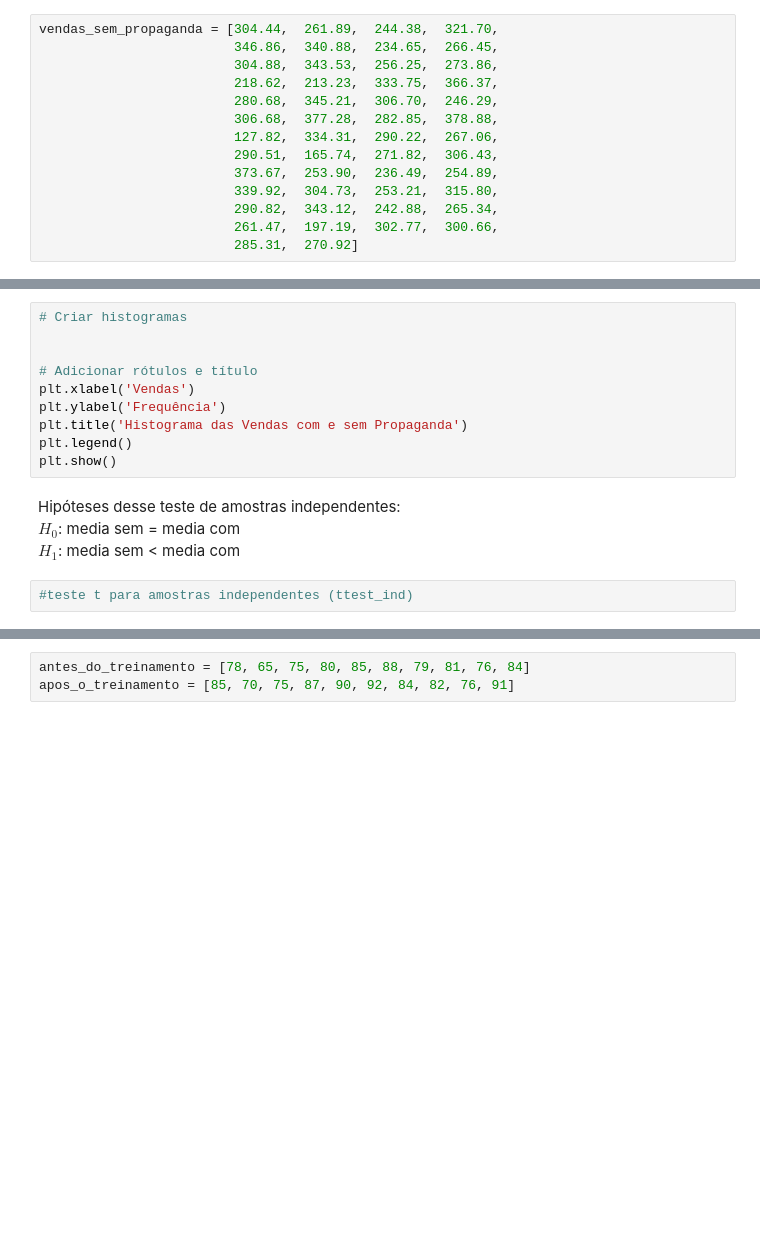
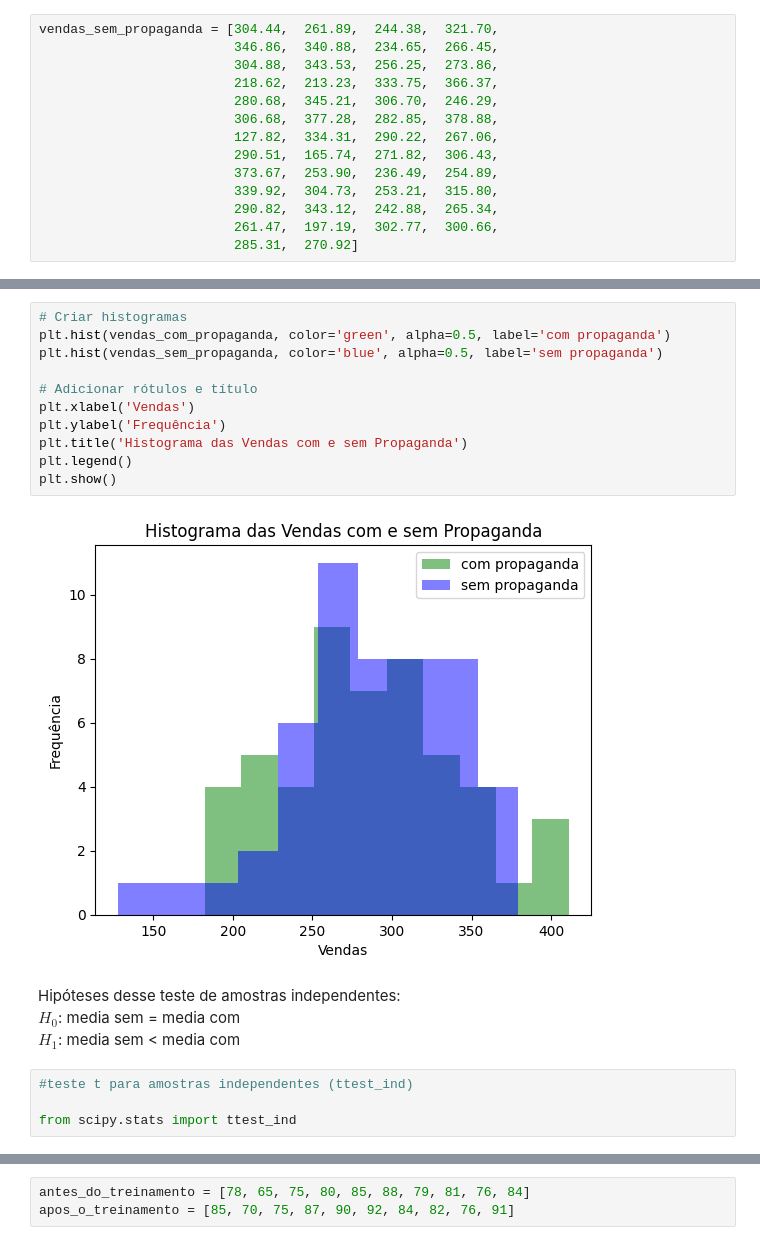
Before and after one commit to biancamcunha/Data-Science-Alura, a Jupyter notebook: [Aula_0]_Data_Science_Testes_com_Data_Science.ipynb, the cells around one changed output, grey strips where cells are left out. Cells and saved outputs as stored; diff of their text form; blank space fills up the shorter version.

```diff
--- a/[Aula_0]_Data_Science_Testes_com_Data_Science.ipynb
+++ b/[Aula_0]_Data_Science_Testes_com_Data_Science.ipynb
@@ -566,18 +689,23 @@ vendas_sem_propaganda = [304.44,  261.89,  244.38,  321.70,
 # %%
 # Criar histogramas
-
+plt.hist(vendas_com_propaganda, color='green', alpha=0.5, label='com propaganda')
+plt.hist(vendas_sem_propaganda, color='blue', alpha=0.5, label='sem propaganda')
 
 # Adicionar rótulos e título
 plt.xlabel('Vendas')
 plt.ylabel('Frequência')
 plt.title('Histograma das Vendas com e sem Propaganda')
 plt.legend()
 plt.show()
+# %% [output]
+[figure, added]
 # %% [markdown]
 Hipóteses desse teste de amostras independentes:\
 $H_0$: media sem = media com\
 $H_1$: media sem < media com
 # %%
 #teste t para amostras independentes (ttest_ind)
+
+from scipy.stats import ttest_ind
 # %%
 # Aplicação do teste t de Student para amostras independentes
```
Also changed, not shown: parts of 57 cells of this notebook.
